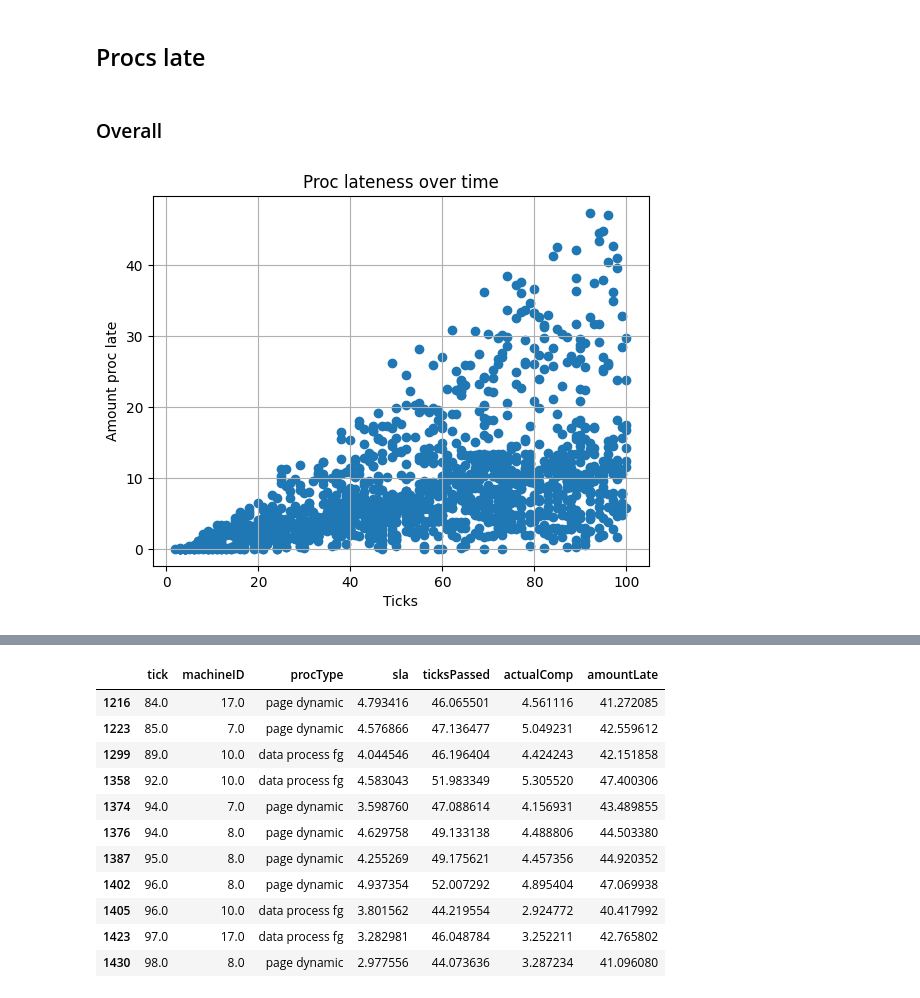
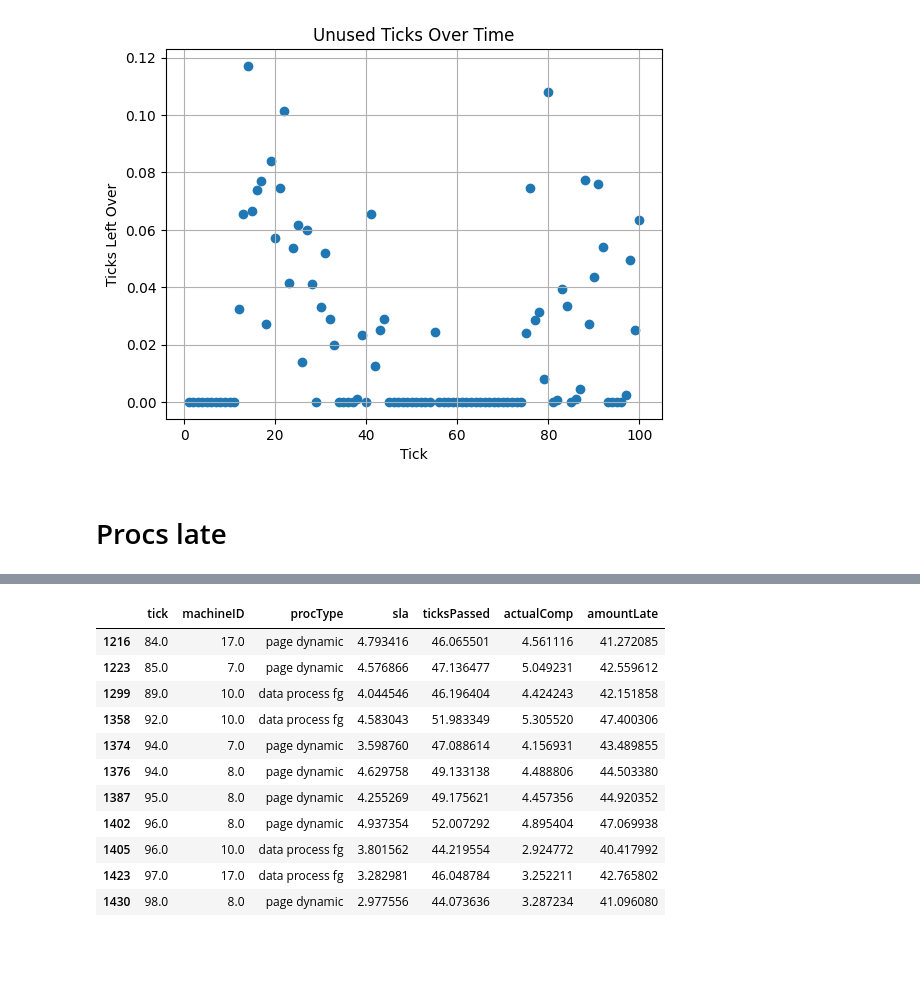
Before and after one commit to hannahmanuela/scheduler-simulator, a Jupyter notebook: results/analyze_output.ipynb, the cells around one changed output, grey strips where cells are left out. Saved outputs shown, nothing was run; the diff lists cells and outputs as text; code cells hidden in the pictures; blank space fills up the shorter version.

```diff
--- a/results/analyze_output.ipynb
+++ b/results/analyze_output.ipynb
@@ -17,4 +108,14 @@ machine_changes = pd.read_csv("machines.txt", index_col=None, names=["areAdding"
+# %%
+# plot ticks left over, over time
+grouped = active_machines_usage.groupby('tick')["unusedTicks"].mean().reset_index()
+# grouped["tick"]
+plt.scatter(grouped["tick"], grouped["unusedTicks"])
+plt.xlabel('Tick')
+plt.ylabel('Ticks Left Over')
+plt.title('Unused Ticks Over Time')
+plt.grid(True)
+plt.show()
+# %% [output]
+[figure, added]
 # %% [markdown]
-## Procs late
+# Procs late
-# %% [markdown]
-### Overall
@@ -26,10 +121,0 @@ procs_late['amountLate'] = procs_late["ticksPassed"] - procs_late["sla"]
-# %%
-# overall plot
-plt.scatter(procs_late["tick"], procs_late['amountLate'].values)
-plt.xlabel('Ticks')
-plt.ylabel('Amount proc late')
-plt.title('Proc lateness over time')
-plt.grid(True)
-plt.show()
-# %% [output]
-[figure, removed]
```
Also changed, not shown: parts of 17 cells of this notebook, 6 other files.
